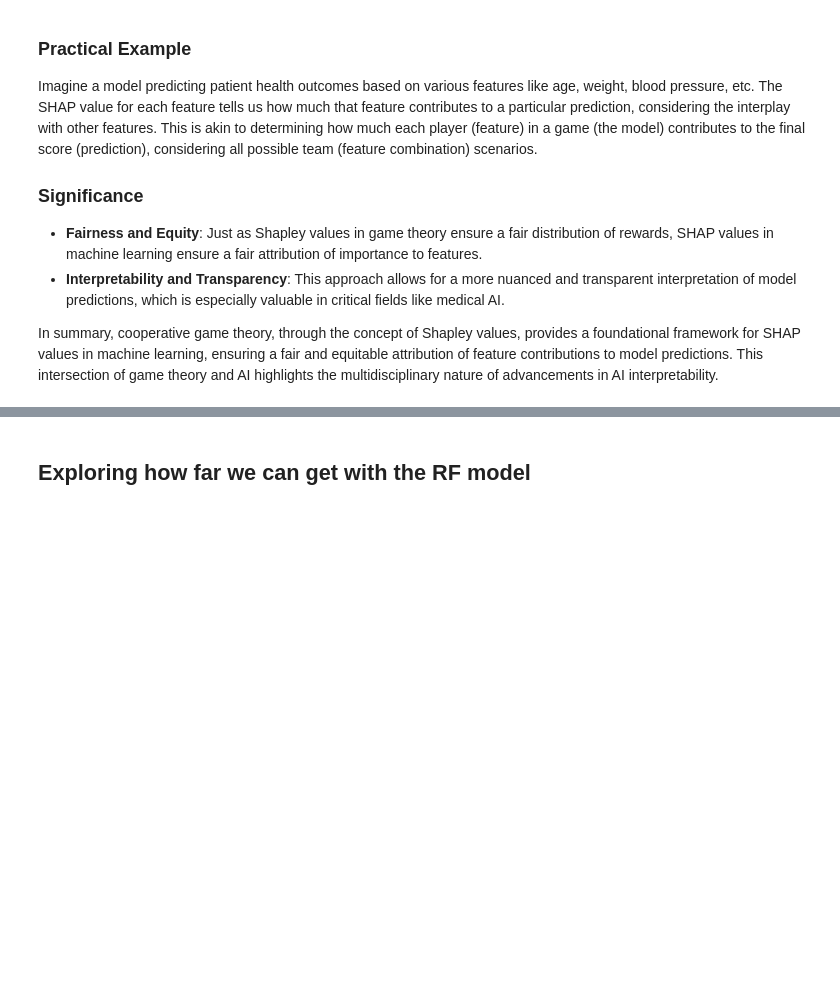
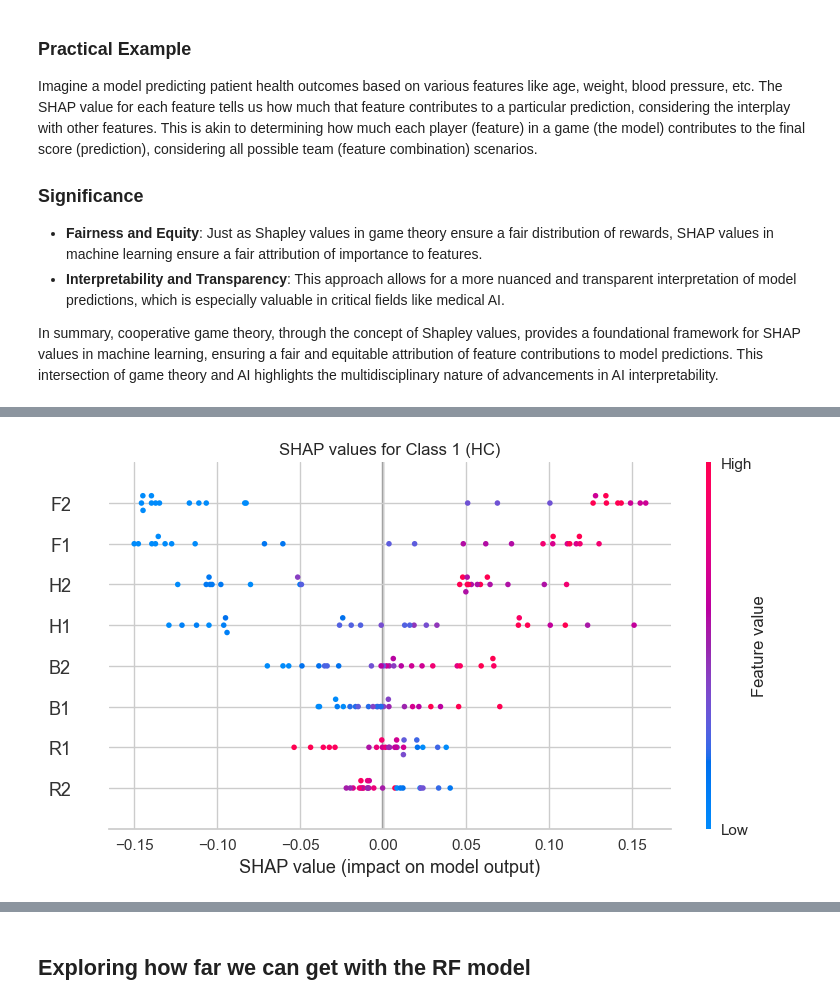
Before and after one commit to arvidl/ibs-distress, a Jupyter notebook: notebooks/2-supervised-classification.ipynb, the cells around one changed output, grey strips where cells are left out. Cells and saved outputs as stored; diff of their text form; code cells hidden in the pictures; blank space fills up the shorter version.

```diff
--- a/notebooks/2-supervised-classification.ipynb
+++ b/notebooks/2-supervised-classification.ipynb
@@ -1247,2 +1269,15 @@ plt.show()
+# %%
+# compute SHAP values
+explainer = shap.Explainer(best_model, get_config('X_test'))
+shap_values = explainer(get_config('X_test'))
+
+class_of_interest = 1  # Change this to the class you're interested in
+plt.figure(figsize=(12, 8))
+shap.plots.beeswarm(shap_values[:, :, class_of_interest], show=False)
+plt.title(f"SHAP values for Class {class_of_interest} (HC)")
+plt.tight_layout()
+plt.show()
+# %% [output]
+[figure, added]
 # %%
 ?shap_values
```
Also changed, not shown: parts of 30 cells of this notebook, 2 other files.
